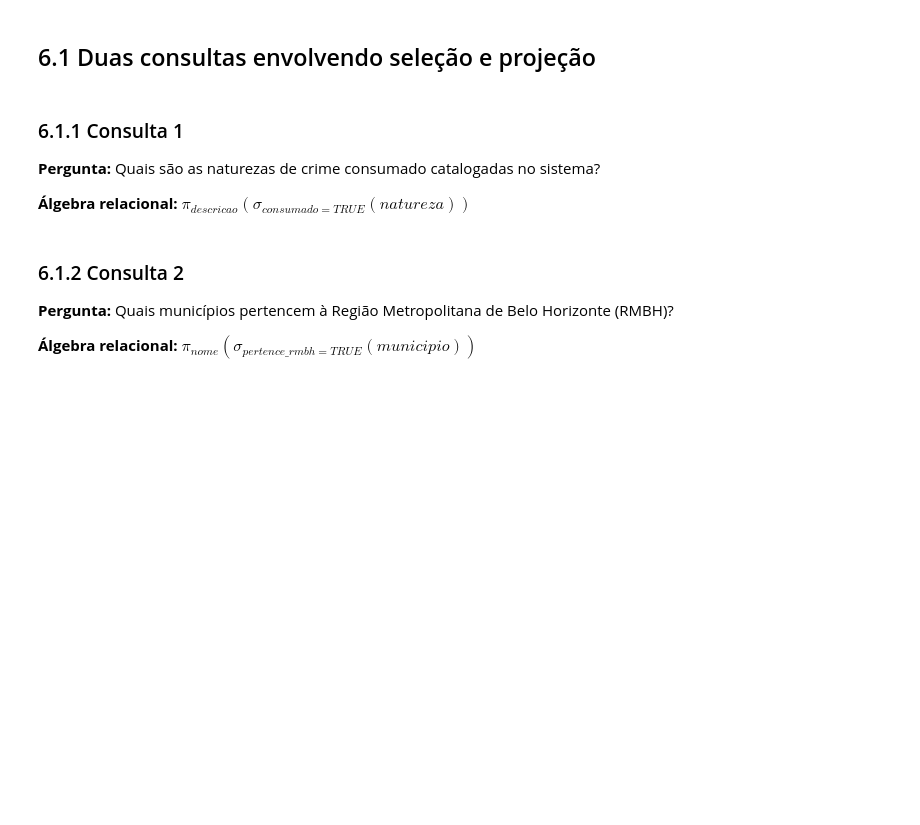
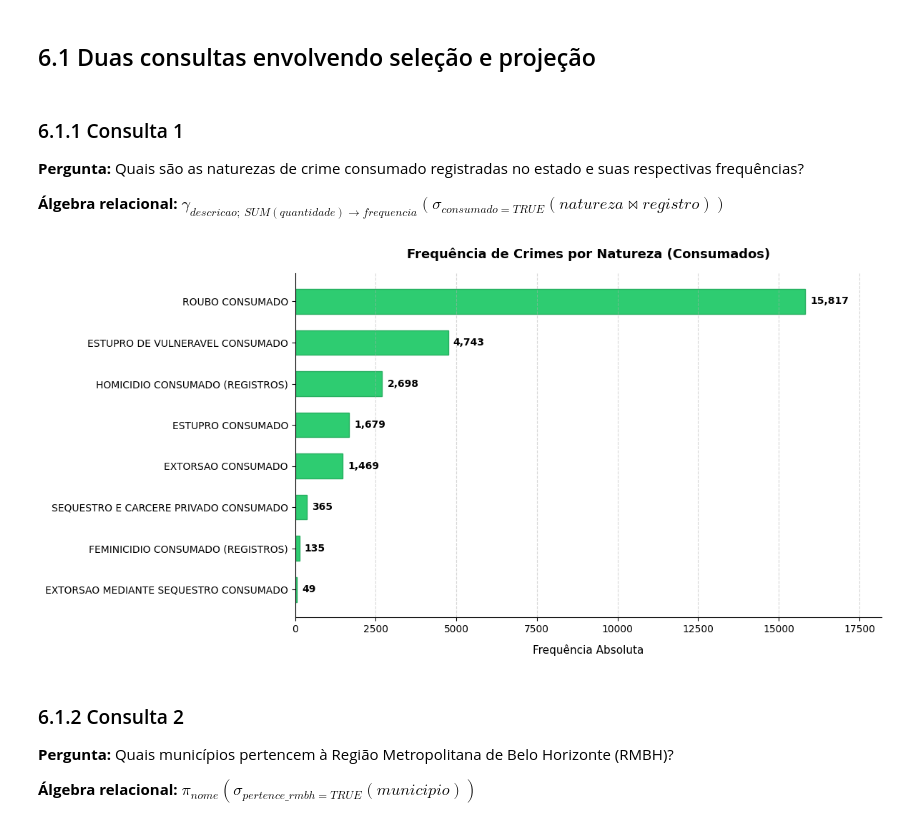
Before and after one commit to victor-vilelab/crimes-violentos-mg, a Jupyter notebook: tp_template.ipynb, the cells around one changed output. Cells and saved outputs as stored; diff of their text form; code cells hidden in the pictures; blank space fills up the shorter version.

```diff
--- a/tp_template.ipynb
+++ b/tp_template.ipynb
@@ -294,6 +335,6 @@ As 10 consultas a seguir exercitam os operadores fundamentais da álgebra relaci
 # %% [markdown]
 ### 6.1.1 Consulta 1
 
-**Pergunta:** Quais são as naturezas de crime consumado catalogadas no sistema?
+**Pergunta:** Quais são as naturezas de crime consumado registradas no estado e suas respectivas frequências?
 
-**Álgebra relacional:** $\pi_{descricao}(\sigma_{consumado = TRUE}(natureza))$
+**Álgebra relacional:** $\gamma_{descricao; \ SUM(quantidade) \to frequencia}(\sigma_{consumado = TRUE}(natureza \bowtie registro))$
@@ -307,3 +341,61 @@ pd.read_sql('''
+# %%
+consulta_1 = '''
+    SELECT
+        n.descricao AS natureza,
+        SUM(r.quantidade) AS frequencia
+    FROM natureza n
+    JOIN registro r ON r.cod_natureza = n.cod_natureza
+    WHERE n.consumado = TRUE
+    GROUP BY n.descricao
+    ORDER BY frequencia ASC; -- ASC faz a maior barra ficar no topo no gráfico horizontal
+'''
+
+df_natureza = pd.read_sql(consulta_1, engine)
+# %%
+import matplotlib.pyplot as plt
+
+plt.figure(figsize=(12, 6))
+
+# Criando barras horizontais (barh)
+barras = plt.barh(
+    df_natureza['natureza'],
+    df_natureza['frequencia'],
+    color='#2ecc71',
+    edgecolor='#27ae60',
+    height=0.6
+)
+
+plt.title('Frequência de Crimes por Natureza (Consumados)', fontsize=13, fontweight='bold', pad=15)
+plt.xlabel('Frequência Absoluta', fontsize=11, labelpad=10)
+
+# Margem extra na direita para o texto dos números não cortar
+plt.xlim(0, df_natureza['frequencia'].max() * 1.15)
+
+# Adicionando os rótulos numéricos ao lado de cada barra
+for barra in barras:
+    largura = barra.get_width()
+    plt.text(
+        largura + (df_natureza['frequencia'].max() * 0.01), # Posição X (um pouco à direita da barra)
+        barra.get_y() + barra.get_height() / 2,            # Posição Y (centro vertical da barra)
+        f'{int(largura):,}',                                # Texto do número
+        ha='left',
+        va='center',
+        fontsize=10,
+        fontweight='bold'
+    )
+
+# Estética limpa
+for spine in ['top', 'right']:
+    plt.gca().spines[spine].set_visible(False)
+
+plt.grid(axis='x', linestyle='--', alpha=0.5)
+
+plt.savefig('docs/diagramas/consulta_1.png', dpi=300, bbox_inches='tight')
+
+plt.tight_layout()
+plt.show()
+# %% [output]
+[figure, added]
 # %% [markdown]
 ### 6.1.2 Consulta 2
 
```
Also changed, not shown: parts of 6 cells of this notebook, 1 other file.
